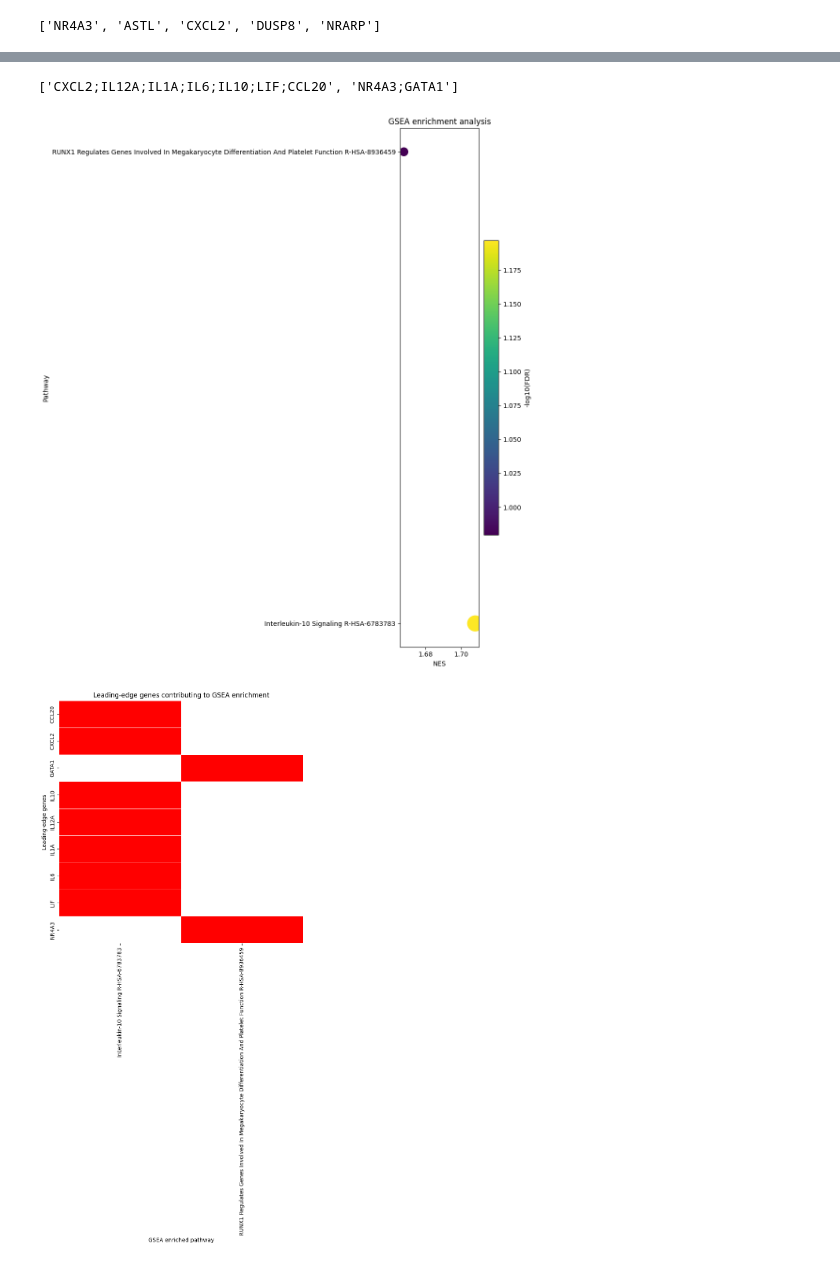
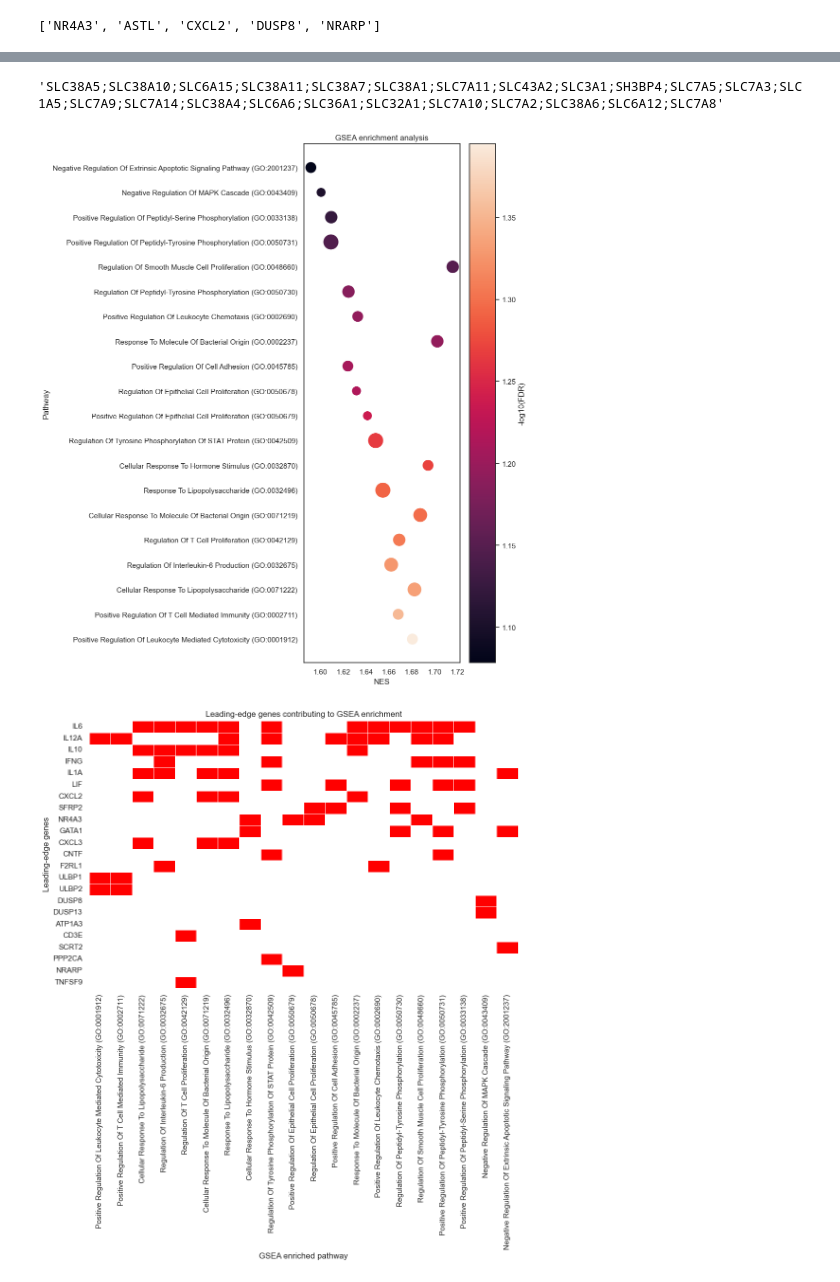
Before and after one commit to Lai-jun-yan/Academia-Sinica-internship-project, a Jupyter notebook: Aim_1/GO_result/enrichment.ipynb, the cells around one changed output, grey strips where cells are left out. Saved outputs shown, nothing was run; the diff lists cells and outputs as text; code cells hidden in the pictures.

```diff
--- a/Aim_1/GO_result/enrichment.ipynb
+++ b/Aim_1/GO_result/enrichment.ipynb
@@ -93,7 +93,7 @@ print(rf_gene_list[:5])
 ['NR4A3', 'ASTL', 'CXCL2', 'DUSP8', 'NRARP']
 # %%
 # Pathway database
-db = "Reactome_2022"
+db = "GO_Biological_Process_2023"
 
 import gseapy as gp
 
@@ -363,9 +381,9 @@ len(sig_gsea)
 # %%
 Lead_genes = sig_gsea["Lead_genes"].to_list()
 
-Lead_genes
+Lead_genes[1]
 # %% [output]
-['CXCL2;IL12A;IL1A;IL6;IL10;LIF;CCL20', 'NR4A3;GATA1']
+'SLC38A5;SLC38A10;SLC6A15;SLC38A11;SLC38A7;SLC38A1;SLC7A11;SLC43A2;SLC3A1;SH3BP4;SLC7A5;SLC7A3;SLC1A5;SLC7A9;SLC7A14;SLC38A4;SLC6A6;SLC36A1;SLC32A1;SLC7A10;SLC7A2;SLC38A6;SLC6A12;SLC7A8'
 # %%
 import matplotlib.pyplot as plt
 import numpy as np
@@ -417,7 +435,7 @@ plt.tight_layout()
 
 plt.show()
 # %% [output]
-[figure, old version]
+[figure, new version]
 # %%
 import pandas as pd
 import matplotlib.pyplot as plt
@@ -494,7 +512,7 @@ matrix = matrix.loc[
 plt.figure(
     figsize=(
         max(8, len(matrix.columns)*0.5),
-        max(8, len(matrix.index)*0.35)
+        max(8, len(matrix.index)*0.5)
     )
 )
 
@@ -504,31 +522,31 @@ cmap = ListedColormap(
 )
 
 
 sns.heatmap(
     matrix,
     cmap=cmap,
     linewidths=0.5,
     cbar=False
 )
 
 
 plt.xlabel(
     "GSEA enriched pathway"
 )
 
 
 plt.ylabel(
     "Leading-edge genes"
 )
 
 
 plt.title(
     "Leading-edge genes contributing to GSEA enrichment"
 )
 
 
 plt.tight_layout()
 
 plt.show()
 # %% [output]
-[figure, old version]
+[figure, new version]
```
Also changed, not shown: parts of 7 cells of this notebook, 8 other files.
